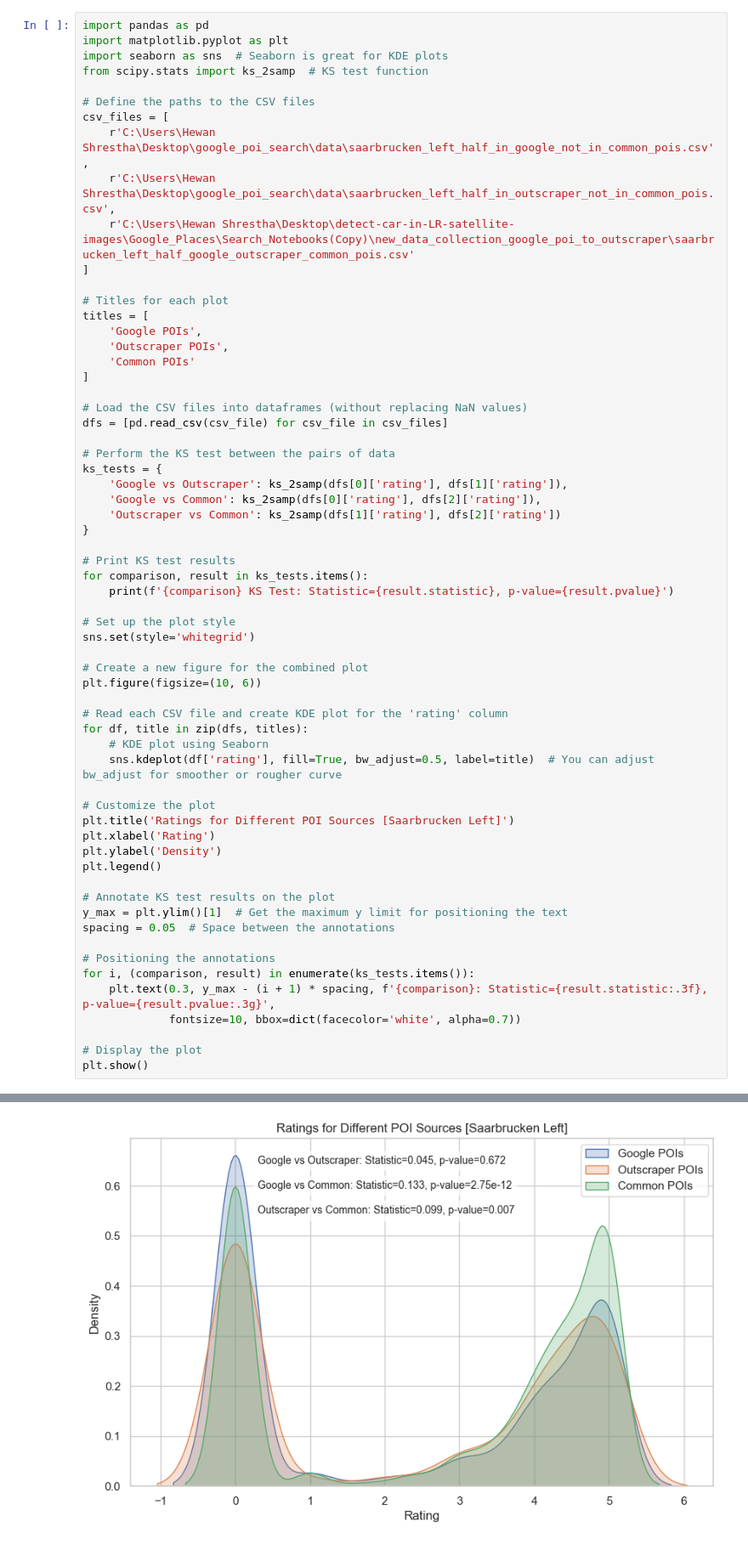
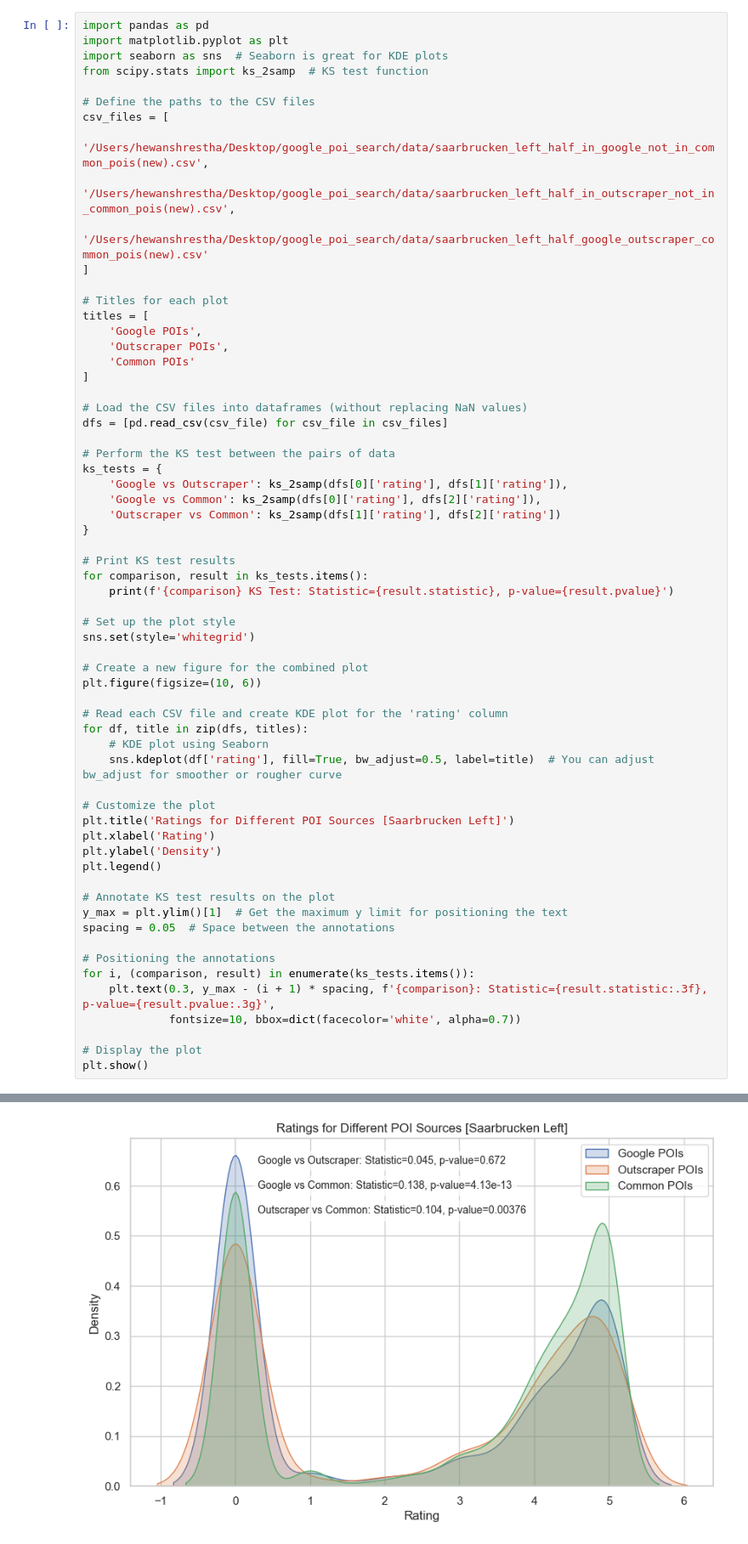
Before and after one commit to Societal-Computing/google_poi_search, a Jupyter notebook: google_poi_analysis.ipynb, the cells around one changed output, grey strips where cells are left out. Shown at 85% size. Cells and saved outputs as stored; diff of their text form.

Commit message:
Added new visualizations

```diff
--- a/google_poi_analysis.ipynb
+++ b/google_poi_analysis.ipynb
@@ -98,9 +98,9 @@ from scipy.stats import ks_2samp  # KS test function
 
 # Define the paths to the CSV files
 csv_files = [
-    r'C:\Users\Hewan Shrestha\Desktop\google_poi_search\data\saarbrucken_left_half_in_google_not_in_common_pois.csv',
-    r'C:\Users\Hewan Shrestha\Desktop\google_poi_search\data\saarbrucken_left_half_in_outscraper_not_in_common_pois.csv',
-    r'C:\Users\Hewan Shrestha\Desktop\detect-car-in-LR-satellite-images\Google_Places\Search_Notebooks(Copy)\new_data_collection_google_poi_to_outscraper\saarbrucken_left_half_google_outscraper_common_pois.csv'
+    '/Users/hewanshrestha/Desktop/google_poi_search/data/saarbrucken_left_half_in_google_not_in_common_pois(new).csv',
+    '/Users/hewanshrestha/Desktop/google_poi_search/data/saarbrucken_left_half_in_outscraper_not_in_common_pois(new).csv',
+    '/Users/hewanshrestha/Desktop/google_poi_search/data/saarbrucken_left_half_google_outscraper_common_pois(new).csv'
 ]
 
 # Titles for each plot
@@ -159 +159 @@ Outscraper vs Common KS Test: Statistic=0.09856335568479496, p-value=0.007003056
-[figure, old version]
+[figure, new version]
```
Also changed, not shown: parts of 5 cells of this notebook, 2 other files.
